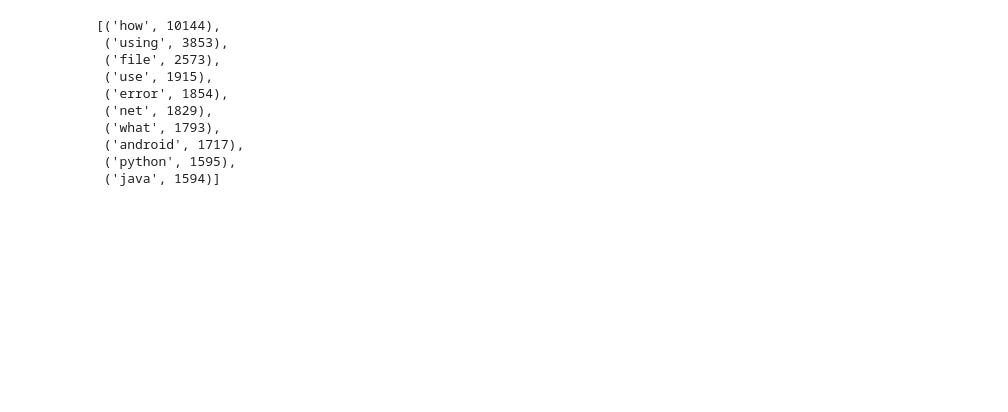
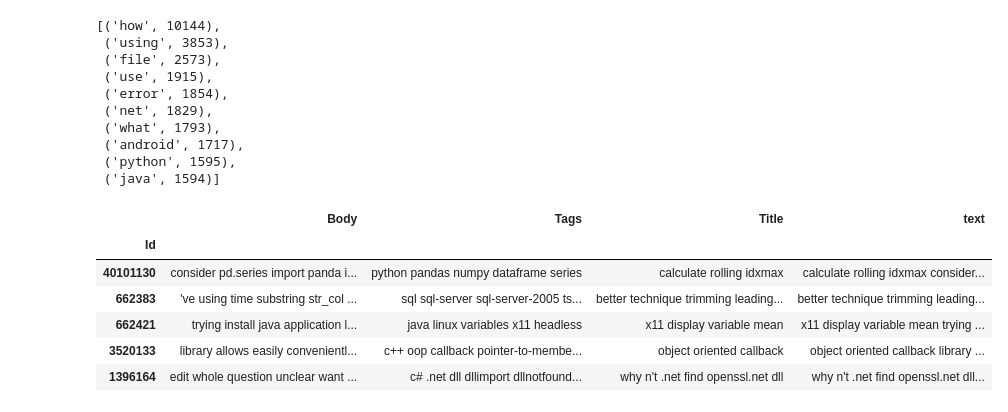
Before and after one commit to ThomasMeb/Classifier_Questions_StackOverflow, a Jupyter notebook: Mebarki_Thomas_notebook_exploration_032023.ipynb, the cells around one changed output. Cells and saved outputs as stored; diff of their text form; code cells hidden in the pictures; blank space fills up the shorter version.

```diff
--- a/Mebarki_Thomas_notebook_exploration_032023.ipynb
+++ b/Mebarki_Thomas_notebook_exploration_032023.ipynb
@@ -344,3 +356,16 @@ get_top_n_words(df.Title, 10)
  ('android', 1717),
  ('python', 1595),
  ('java', 1594)]
+# %%
+#replace "<" and ">" by " " in the tags
+df['Tags'] = df['Tags'].apply(lambda i : i.replace('<', ' ').replace('>', ' '))
+# %%
+df.head()
+# %% [output]
+|  | Body | Tags | Title | text |
+| Id |  |  |  |  |
+| 40101130 | consider pd.series import panda i... | python pandas numpy dataframe series | calculate rolling idxmax | calculate rolling idxmax consider... |
+| 662383 | 've using time substring str_col ... | sql sql-server sql-server-2005 ts... | better technique trimming leading... | better technique trimming leading... |
+| 662421 | trying install java application l... | java linux variables x11 headless | x11 display variable mean | x11 display variable mean trying ... |
+| 3520133 | library allows easily convenientl... | c++ oop callback pointer-to-membe... | object oriented callback | object oriented callback library ... |
+| 1396164 | edit whole question unclear want ... | c# .net dll dllimport dllnotfound... | why n't .net find openssl.net dll | why n't .net find openssl.net dll... |
```
Also changed, not shown: parts of 7 cells of this notebook, 1 other file.
